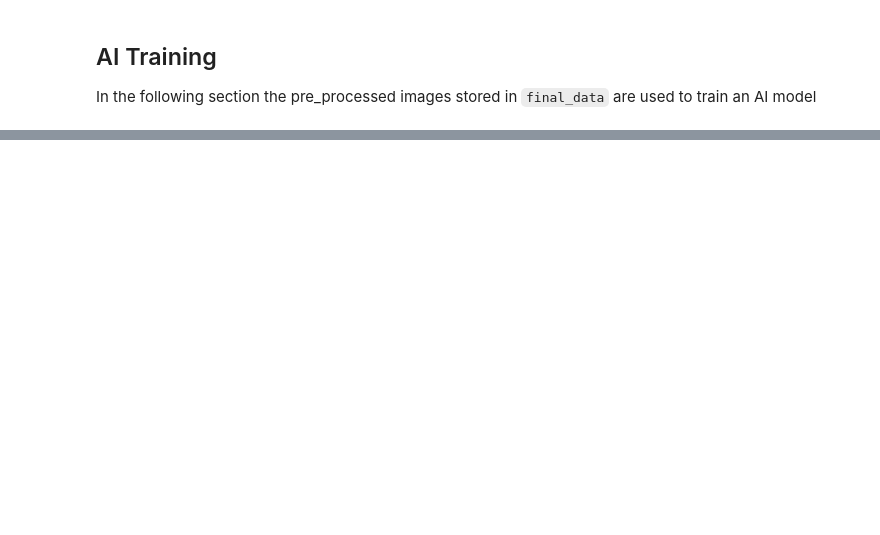
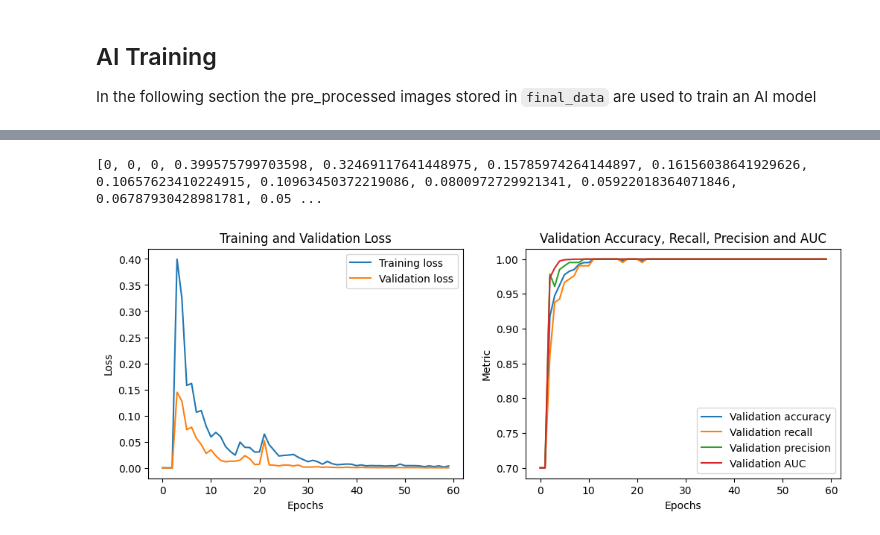
Before and after one commit to Niklas-Mezynski/fontys-cucumber-disease-ai-model, a Jupyter notebook: final_procedure_second_dataset.ipynb, the cells around one changed output, grey strips where cells are left out. Cells and saved outputs as stored; diff of their text form; code cells hidden in the pictures; blank space fills up the shorter version.

```diff
--- a/final_procedure_second_dataset.ipynb
+++ b/final_procedure_second_dataset.ipynb
@@ -463,2 +544,50 @@ model.load_weights("./models_2/best_model.h5")
+# %%
+# Plot the training and validation loss graphs
+plot_start_epoch = 2
+
+
+train_loss = history.history['loss']
+val_loss = history.history['val_loss']
+val_acc = history.history['val_accuracy']
+val_recall = history.history['val_recall']
+val_precision = history.history['val_precision']
+val_auc = history.history['val_auc']
+
+print(train_loss)
+
+train_loss[:plot_start_epoch] = [0] * plot_start_epoch
+val_loss[:plot_start_epoch] = [0] * plot_start_epoch
+val_acc[:plot_start_epoch] = [0.7] * plot_start_epoch
+val_recall[:plot_start_epoch] = [0.7] * plot_start_epoch
+val_precision[:plot_start_epoch] = [0.7] * plot_start_epoch
+val_auc[:plot_start_epoch] = [0.7] * plot_start_epoch
+
+plt.subplots(figsize=(12, 4))
+
+# SUbplot 0
+plt.subplot(1, 2, 1)
+plt.plot(train_loss, label='Training loss')
+plt.plot(val_loss, label='Validation loss')
+plt.title('Training and Validation Loss')
+plt.xlabel('Epochs')
+plt.ylabel('Loss')
+plt.legend()
+
+# SUbplot 1
+plt.subplot(1, 2, 2)
+plt.plot(val_acc, label='Validation accuracy')
+plt.plot(val_recall, label='Validation recall')
+plt.plot(val_precision, label='Validation precision')
+plt.plot(val_auc, label='Validation AUC')
+plt.title('Validation Accuracy, Recall, Precision and AUC')
+plt.xlabel('Epochs')
+plt.ylabel('Metric')
+plt.legend()
+
+
+plt.show()
+# %% [output]
+[0, 0, 0, 0.399575799703598, 0.32469117641448975, 0.15785974264144897, 0.16156038641929626, 0.10657623410224915, 0.10963450372219086, 0.0800972729921341, 0.05922018364071846, 0.06787930428981781, 0.05 ...
+[figure, added]
 # %%
 # assume you have a trained keras model that performs binary classification
```
Also changed, not shown: parts of 16 cells of this notebook, 2 other files.
